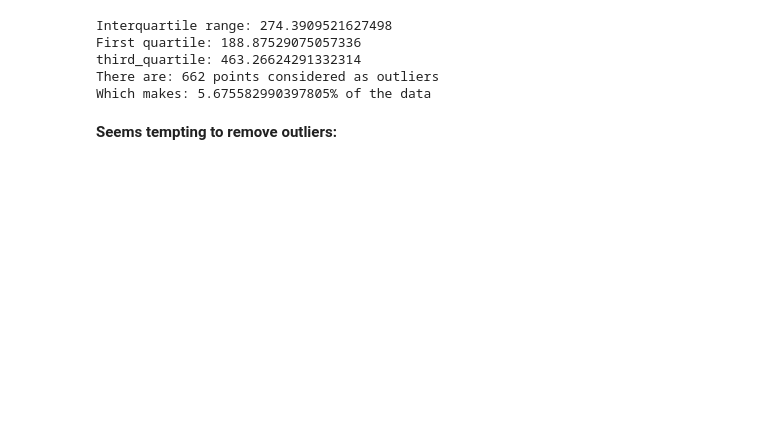
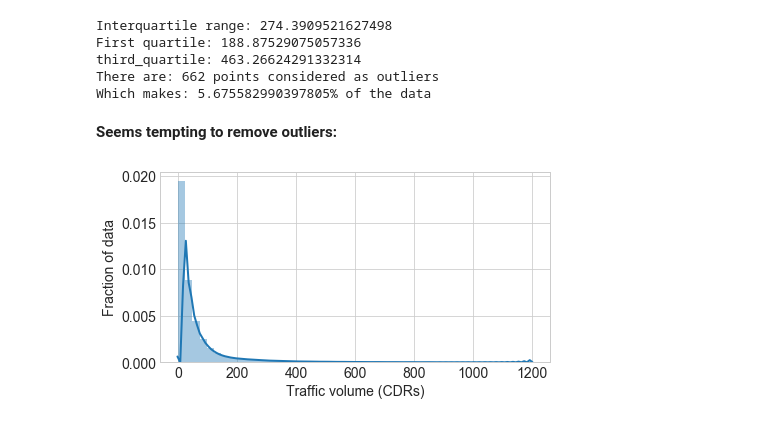
Before and after one commit to dzhv/Spatio-Temporal-mobile-traffic-forecasting, a Jupyter notebook: notebooks/data_exploration.ipynb, the cells around one changed output. Cells and saved outputs as stored; diff of their text form; code cells hidden in the pictures; blank space fills up the shorter version.

```diff
--- a/notebooks/data_exploration.ipynb
+++ b/notebooks/data_exploration.ipynb
@@ -145,8 +194,21 @@ Which makes: 5.675582990397805% of the data
 # %% [markdown]
 **Seems tempting to remove outliers:**
 # %%
+def plot_single_histogram(data):
+    plt.figure(figsize=(7, 3.5))
+    plt.rcParams.update({'font.size': 14})
+    plt.xlabel("Traffic volume (CDRs)")
+    plt.ylabel("Fraction of data")
+    plt.style.use('seaborn-whitegrid')
+
+    outliers_removed = data[data < 1200]
+    sns.distplot(outliers_removed, kde_kws={"linewidth": 2})
+
+    plt.savefig("hist.pdf")
+
 def plot_histograms(data):
     plt.figure(figsize=(15, 4))
+
 
     plt.subplot(1, 2, 1)
     sns.distplot(data.reshape(np.size(data)))
@@ -154,6 +216,10 @@ def plot_histograms(data):
     plt.subplot(1, 2, 2)
     outliers_removed = data[data < 1200]
     sns.distplot(outliers_removed)
+# %%
+plot_single_histogram(full_raw)
+# %% [output]
+[figure, added]
 # %%
 plot_histograms(train_raw)
 # %% [output]
```
Also changed, not shown: parts of 21 cells of this notebook, 4 other files.
